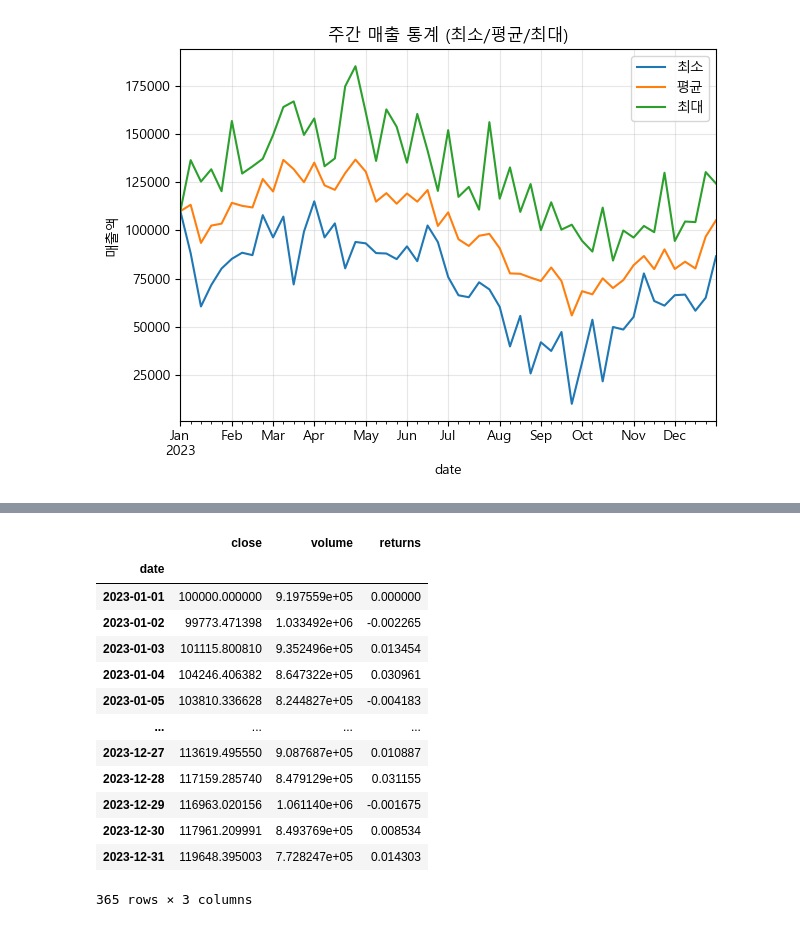
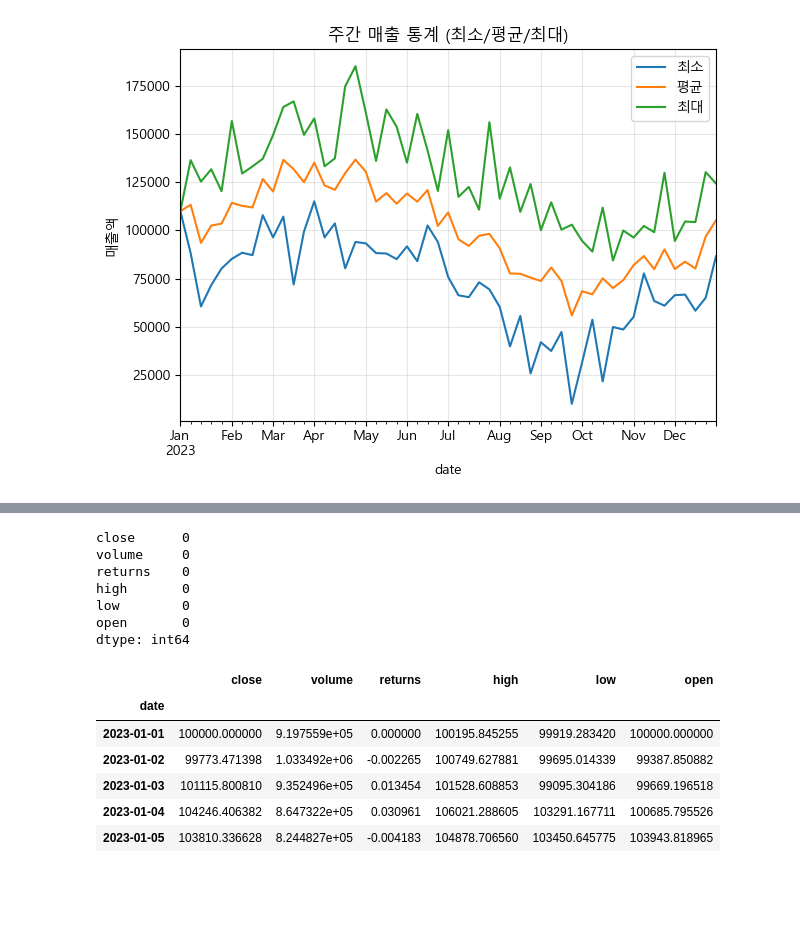
Before and after one commit to im-louise/practice, a Jupyter notebook: data/02_pandas3.ipynb, the cells around one changed output, grey strips where cells are left out. Cells and saved outputs as stored; diff of their text form; code cells hidden in the pictures; blank space fills up the shorter version.

```diff
--- a/data/02_pandas3.ipynb
+++ b/data/02_pandas3.ipynb
@@ -527,17 +549,21 @@ stock_data.set_index('date', inplace=True)
 # %%
-stock_data
+# 결측치 확인 -> 있으면 처리
+stock_data.isna().sum()
 # %% [output]
-|  | close | volume | returns |
-| date |  |  |  |
-| 2023-01-01 | 100000.000000 | 9.197559e+05 | 0.000000 |
-| 2023-01-02 | 99773.471398 | 1.033492e+06 | -0.002265 |
-| 2023-01-03 | 101115.800810 | 9.352496e+05 | 0.013454 |
-| 2023-01-04 | 104246.406382 | 8.647322e+05 | 0.030961 |
-| 2023-01-05 | 103810.336628 | 8.244827e+05 | -0.004183 |
-| ... | ... | ... | ... |
-| 2023-12-27 | 113619.495550 | 9.087687e+05 | 0.010887 |
-| 2023-12-28 | 117159.285740 | 8.479129e+05 | 0.031155 |
-| 2023-12-29 | 116963.020156 | 1.061140e+06 | -0.001675 |
-| 2023-12-30 | 117961.209991 | 8.493769e+05 | 0.008534 |
-| 2023-12-31 | 119648.395003 | 7.728247e+05 | 0.014303 |
-365 rows × 3 columns
+close      0
+volume     0
+returns    0
+high       0
+low        0
+open       0
+dtype: int64
+# %%
+stock_data.head()
+# %% [output]
+|  | close | volume | returns | high | low | open |
+| date |  |  |  |  |  |  |
+| 2023-01-01 | 100000.000000 | 9.197559e+05 | 0.000000 | 100195.845255 | 99919.283420 | 100000.000000 |
+| 2023-01-02 | 99773.471398 | 1.033492e+06 | -0.002265 | 100749.627881 | 99695.014339 | 99387.850882 |
+| 2023-01-03 | 101115.800810 | 9.352496e+05 | 0.013454 | 101528.608853 | 99095.304186 | 99669.196518 |
+| 2023-01-04 | 104246.406382 | 8.647322e+05 | 0.030961 | 106021.288605 | 103291.167711 | 100685.795526 |
+| 2023-01-05 | 103810.336628 | 8.244827e+05 | -0.004183 | 104878.706560 | 103450.645775 | 103943.818965 |
```
Also changed, not shown: parts of 2 cells of this notebook.
